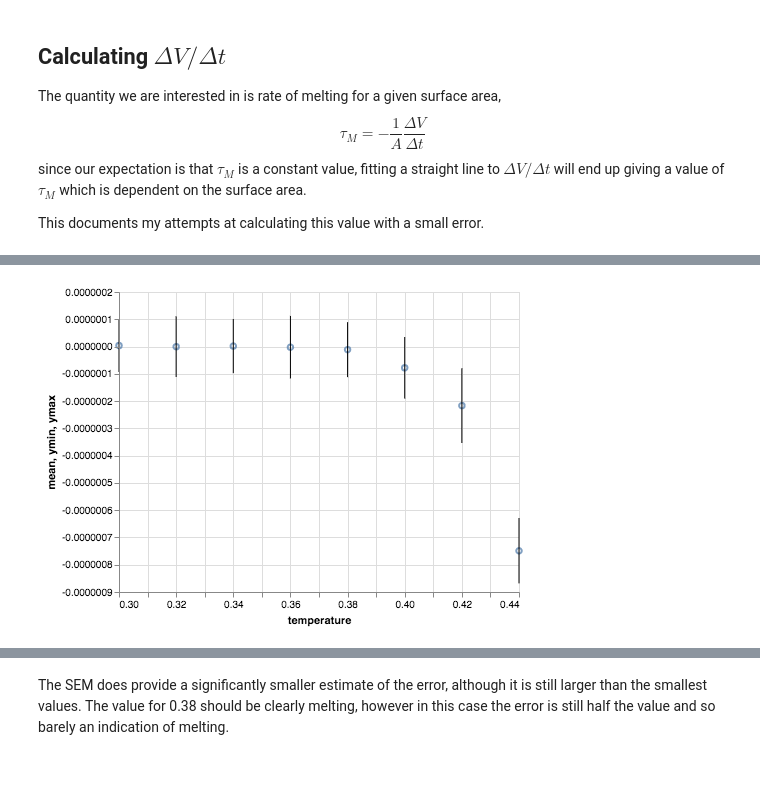
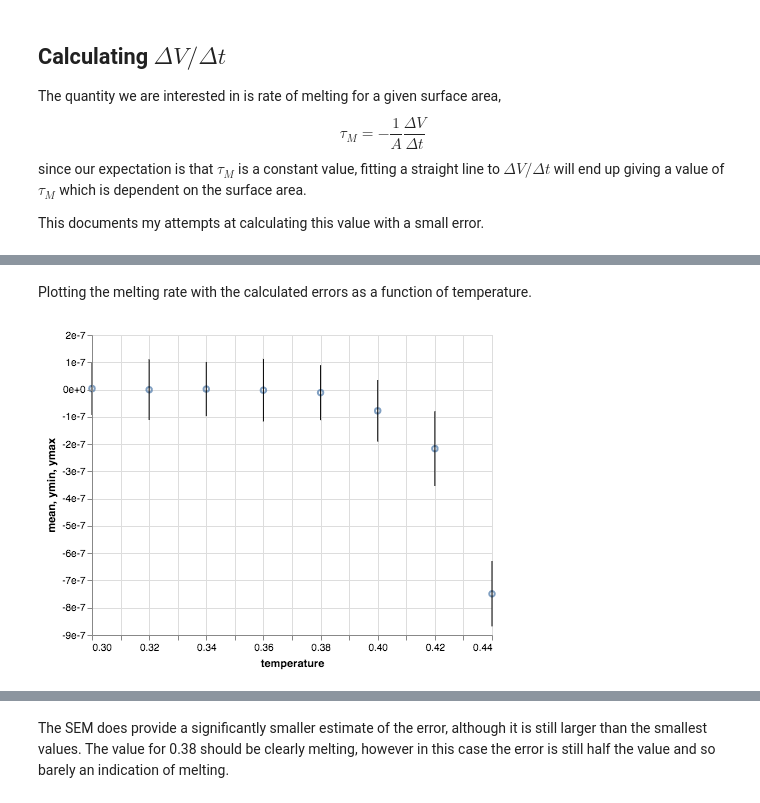
Before and after one commit to malramsay64/Crystal_Melting, a Jupyter notebook: notebooks/Calculating_Melting_Rates.ipynb, the cells around one changed output, grey strips where cells are left out. Saved outputs shown, nothing was run; the diff lists cells and outputs as text; code cells hidden in the pictures; blank space fills up the shorter version.

```diff
--- a/notebooks/Calculating_Melting_Rates.ipynb
+++ b/notebooks/Calculating_Melting_Rates.ipynb
@@ -95,11 +82,13 @@ gradient1
+# %% [markdown]
+Plotting the melting rate with the calculated errors as a function of temperature.
 # %%
 chart = alt.Chart(gradient1).mark_point().transform_calculate(
     ymin="datum.mean-datum.error/2",
     ymax="datum.mean+datum.error/2"
 ).encode(
     alt.X('temperature:Q', scale=alt.Scale(zero=False))
 )
 
-chart.encode(y='mean') + chart.mark_rule().encode(y='ymin:Q', y2='ymax:Q')
+chart.encode(alt.Y('mean', axis=alt.Axis(format='e'))) + chart.mark_rule().encode(y='ymin:Q', y2='ymax:Q')
 # %% [output]
-[figure, old version]
+[figure, new version]
```
Also changed, not shown: parts of 28 cells of this notebook.
